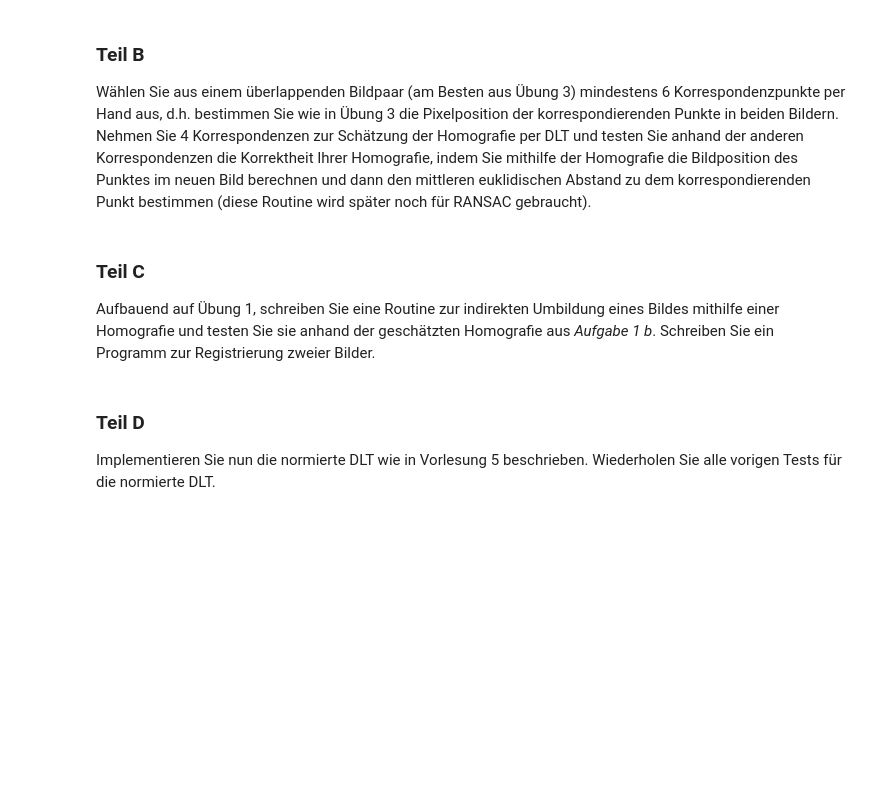
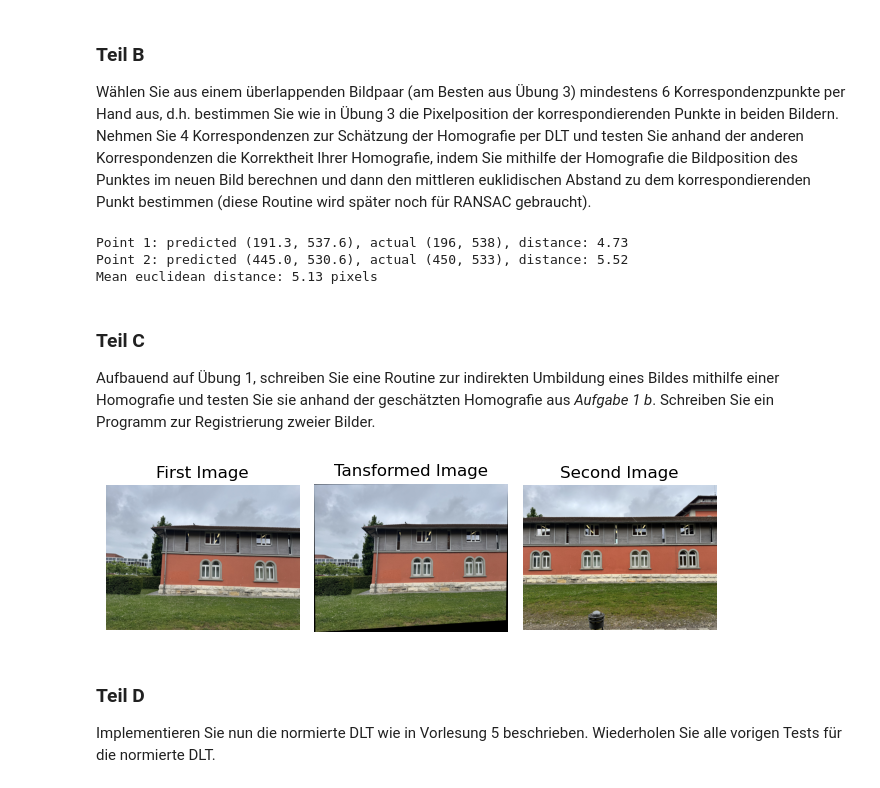
Before and after one commit to LordOfReinkeness/Computer_Vision_SoSe25, a Jupyter notebook: 04_RANSAC.ipynb, the cells around one changed output. Drawn from its saved outputs; the diff is of its cells as text; code cells hidden in the pictures; blank space fills up the shorter version.

```diff
--- a/04_RANSAC.ipynb
+++ b/04_RANSAC.ipynb
@@ -4,6 +12,22 @@
 
 ### Teil A
 Implementieren Sie die direkte Linear transformation zur Schätzung einer Homografie zwischen zwei Bildern eines Panoramas. Normieren Sie Ihre Homografie immer so, dass der letzte untere Eintrag in der Homografie-Matrix 1 ist.
+# %%
+def dlt(origin_points, dest_points):
+
+    V = []
+
+    for i in range(len(origin_points)):
+        x_origin, y_origin = origin_points[i]
+        x_dest, y_dest = dest_points[i]
+
+        V.append([x_origin, y_origin, 1, 0, 0, 0, -x_dest * x_origin, -x_dest * y_origin, -x_dest])
+        V.append([0, 0, 0, x_origin, y_origin, 1, -y_dest * x_origin, -y_dest * y_origin, -y_dest])
+
+
+    U, S, Vt = np.linalg.svd(np.array(V))
+    H = Vt[-1].reshape(3, 3)
+    return H / H[2, 2]
 # %% [markdown]
 ### Teil B
 Wählen Sie aus einem überlappenden Bildpaar (am Besten aus Übung 3) mindestens 6 Korrespondenzpunkte per Hand aus, d.h. bestimmen Sie wie in Übung 3 die Pixelposition der korrespondierenden Punkte in beiden Bildern. Nehmen Sie 4 Korrespondenzen zur Schätzung der Homografie per DLT und testen Sie anhand der anderen Korrespondenzen die Korrektheit Ihrer Homografie, indem Sie mithilfe der Homografie die Bildposition des Punktes im neuen Bild berechnen und dann den mittleren euklidischen Abstand zu dem korrespondierenden Punkt bestimmen (diese Routine wird später noch für RANSAC gebraucht).
@@ -10,6 +52,33 @@ Wählen Sie aus einem überlappenden Bildpaar (am Besten aus Übung 3) mindesten
+# %%
+bib_1 = np.array([[700, 583], [1265, 599], [1271, 715], [691, 695], [842, 605], [1114, 608]])
+bib_2 = np.array([[56, 522], [583, 517], [587, 623], [47, 628], [196, 538], [450, 533]])
+# %%
+H = dlt(bib_1[:4], bib_2[:4])
+calculate_error(H, bib_1, bib_2)
+# %% [output]
+Point 1: predicted (191.3, 537.6), actual (196, 538), distance: 4.73
+Point 2: predicted (445.0, 530.6), actual (450, 533), distance: 5.52
+Mean euclidean distance: 5.13 pixels
 # %% [markdown]
 ### Teil C
 Aufbauend auf Übung 1, schreiben Sie eine Routine zur indirekten Umbildung eines Bildes mithilfe einer Homografie und testen Sie sie anhand der geschätzten Homografie aus *Aufgabe 1 b*. Schreiben Sie ein Programm zur Registrierung zweier Bilder.
+# %%
+data_dir = 'data/stiching'
+image_paths = sorted(glob.glob(os.path.join(data_dir, 'bib_*.jpeg')))
+images = []
+
+for image_path in image_paths:
+    images.append(imread(image_path))
+# %%
+H, height, width = rectify_homography(H, images[0])
+warped_img_dlt = cv2.warpPerspective(images[0], H, (width, height))
+
+display_images(
+    [images[0], warped_img_dlt, images[1]],
+    ["First Image", "Tansformed Image", "Second Image"]
+)
+# %% [output]
+[figure, added]
 # %% [markdown]
 ### Teil D
 Implementieren Sie nun die normierte DLT wie in Vorlesung 5 beschrieben. Wiederholen Sie alle vorigen Tests für die normierte DLT.
```
Also changed, not shown: parts of 12 cells of this notebook, 17 other files.
